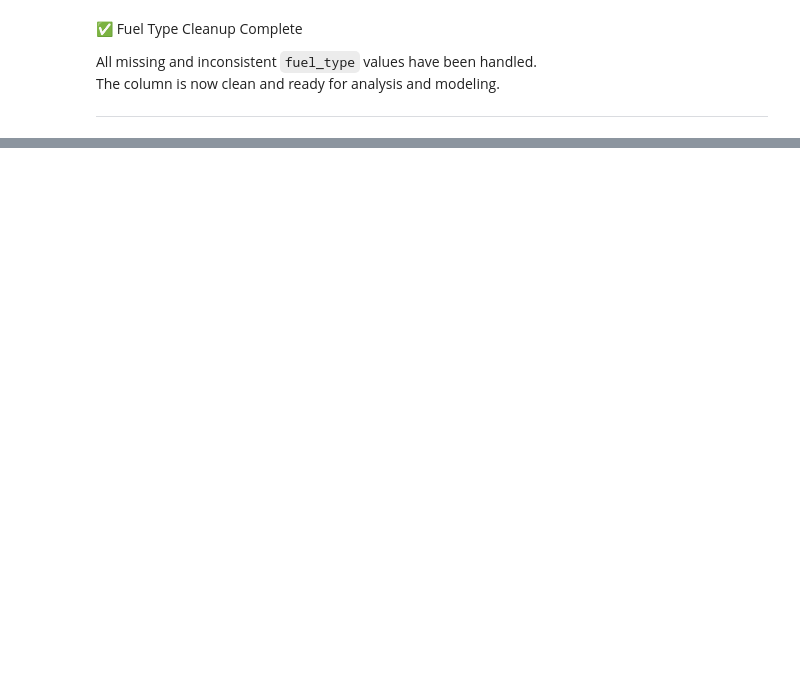
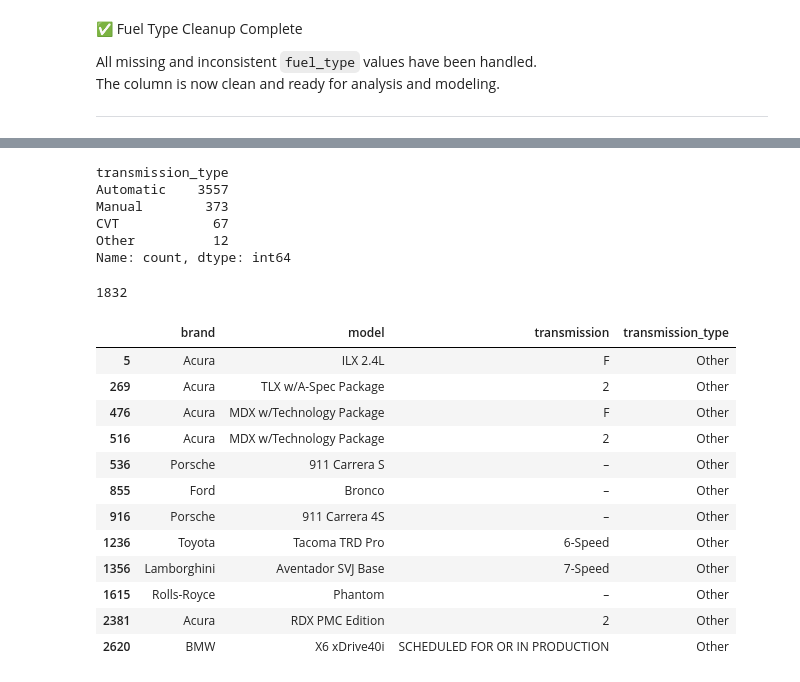
Before and after one commit to DigimonFrankie/Projects, a Jupyter notebook: Used Car Price Prediction: Predictive Modeling with Real-World Data/EDA & Preprocessing.ipynb, the cells around one changed output, grey strips where cells are left out. Drawn from its saved outputs; the diff is of its cells as text; code cells hidden in the pictures; blank space fills up the shorter version.

Commit message:
Update transmission extraction for feature engineering

```diff
--- a/Used Car Price Prediction: Predictive Modeling with Real-World Data/EDA & Preprocessing.ipynb
+++ b/Used Car Price Prediction: Predictive Modeling with Real-World Data/EDA & Preprocessing.ipynb
@@ -293,9 +324,39 @@ Tesla, Lucid, and Rivian are pure electric brands—missing `fuel_type` values f
 For all other brands, I’ll need to inspect the model before imputing the correct fuel type.
 # %%
 mask = (df_update['brand'].isin(['Tesla', 'Lucid', 'Rivian']) &
-        (df_update['fuel_type'].isin([np.nan, '–', 'not supported']) |
+        (df_update['fuel_type'].isin(['–', 'not supported']) |
          df_update['fuel_type'].isna()))
 
 # Fill missing fuel_type for electric brands
 df_update.loc[mask, 'fuel_type'] = 'Electric'
+# %%
+## Check if same models already have fuel_type
+mask = (~df_update['fuel_type'].isin(['–', 'not supported'])) & (~df_update['fuel_type'].isna())
+fuel_type_map = (
+    df_update[mask].groupby(['brand', 'model'])['fuel_type']
+    .agg(lambda x: x.mode()[0] if not x.mode().empty else None)
+    .to_dict()
+)
+# %%
+## Impute fuel_type
+
+def impute_fuel_type(row):
+    """
+    Impute fuel_type based on brand and model.
+
+    Args:
+        row (pd.Series): A row of the DataFrame.
+
+    Returns:
+        str: The imputed transmission speeds.
+    """
+    mask = (row['fuel_type'] in ['–', 'not supported']) | (pd.isna(row['fuel_type']))
+    if mask:
+        key = (row['brand'], row['model'])
+        return fuel_type_map.get(key, row['fuel_type'])
+    else:
+        return row['fuel_type']
+
+## Apply the imputation function to the DataFrame
+df_update['fuel_type'] = df_update.apply(impute_fuel_type, axis=1)
 # %%
@@ -416,0 +508,36 @@ The column is now clean and ready for analysis and modeling.
+# %%
+## Apply the Extraction Functions
+df_update['transmission_type'] = df_update['transmission'].apply(extract_transmission_type)
+df_update['transmission_speeds'] = df_update['transmission'].apply(extract_transmission_speeds)
+# %%
+df_update['transmission_type'].value_counts()
+# %% [output]
+transmission_type
+Automatic    3557
+Manual        373
+CVT            67
+Other          12
+Name: count, dtype: int64
+# %%
+df_update['transmission_speeds'].isna().sum()
+# %% [output]
+1832
+# %%
+## check uncategorized transmission types
+mask = df_update['transmission_type'] == 'Other'
+
+df_update.loc[mask,['brand', 'model', 'transmission', 'transmission_type']]
+# %% [output]
+|  | brand | model | transmission | transmission_type |
+| 5 | Acura | ILX 2.4L | F | Other |
+| 269 | Acura | TLX w/A-Spec Package | 2 | Other |
+| 476 | Acura | MDX w/Technology Package | F | Other |
+| 516 | Acura | MDX w/Technology Package | 2 | Other |
+| 536 | Porsche | 911 Carrera S | – | Other |
+| 855 | Ford | Bronco | – | Other |
+| 916 | Porsche | 911 Carrera 4S | – | Other |
+| 1236 | Toyota | Tacoma TRD Pro | 6-Speed | Other |
+| 1356 | Lamborghini | Aventador SVJ Base | 7-Speed | Other |
+| 1615 | Rolls-Royce | Phantom | – | Other |
+| 2381 | Acura | RDX PMC Edition | 2 | Other |
+| 2620 | BMW | X6 xDrive40i | SCHEDULED FOR OR IN PRODUCTION | Other |
```
Also changed, not shown: parts of 34 cells of this notebook, 3 other files.
